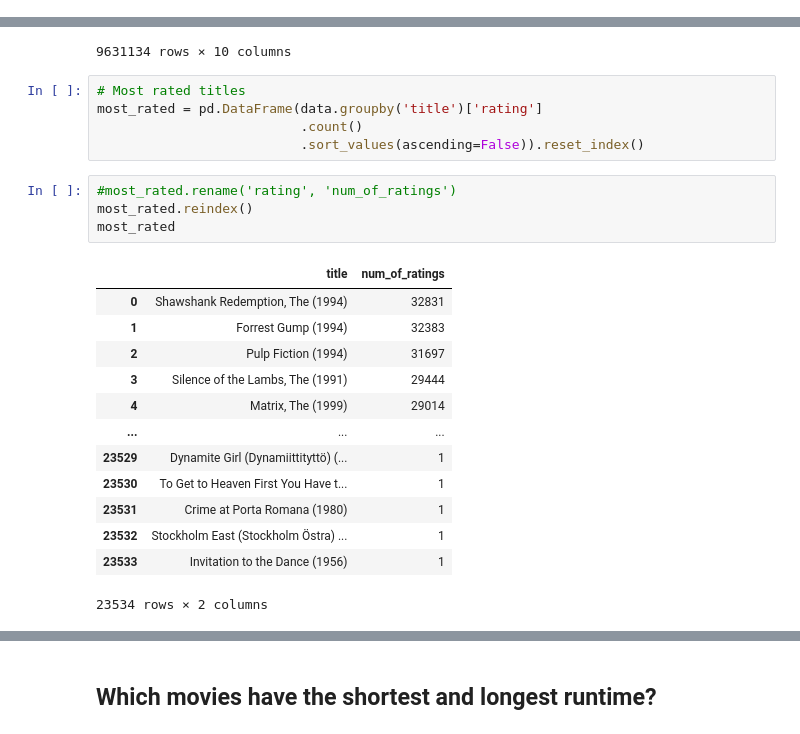
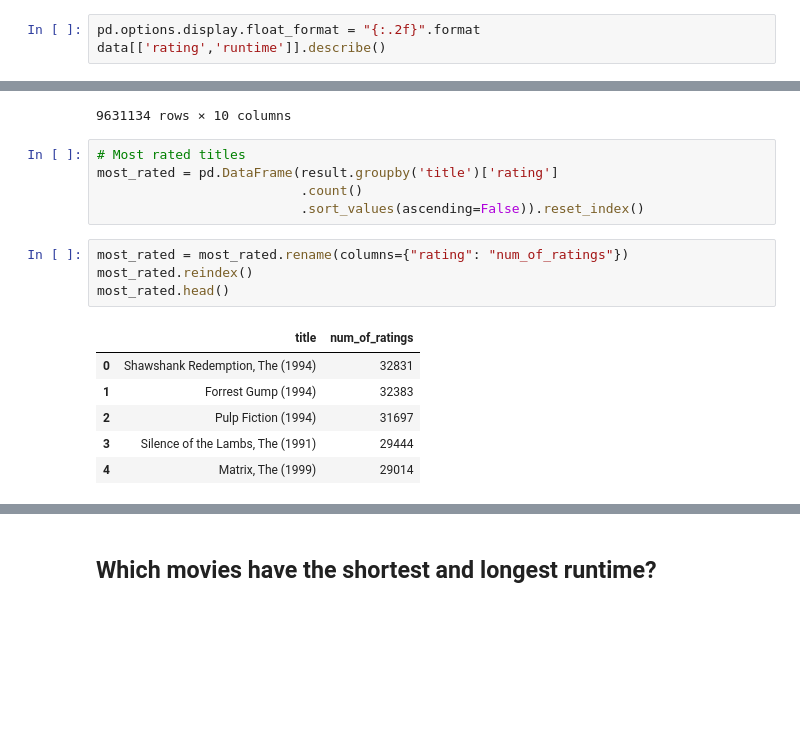
Before and after one commit to EDSATeam11/unsupervised-predict-streamlit-template, a Jupyter notebook: main.ipynb, the cells around one changed output, grey strips where cells are left out. Cells and saved outputs as stored; diff of their text form; blank space fills up the shorter version.

```diff
--- a/main.ipynb
+++ b/main.ipynb
@@ -194,0 +175,3 @@ data.describe()
+# %%
+pd.options.display.float_format = "{:.2f}".format
+data[['rating','runtime']].describe()
@@ -281,26 +284,19 @@ result.sort_values('title')
 9631134 rows × 10 columns
 # %%
 # Most rated titles
-most_rated = pd.DataFrame(data.groupby('title')['rating']
+most_rated = pd.DataFrame(result.groupby('title')['rating']
                           .count()
                           .sort_values(ascending=False)).reset_index()
 # %%
-#most_rated.rename('rating', 'num_of_ratings')
+most_rated = most_rated.rename(columns={"rating": "num_of_ratings"})
 most_rated.reindex()
-most_rated
+most_rated.head()
 # %% [output]
 |  | title | num_of_ratings |
 | 0 | Shawshank Redemption, The (1994) | 32831 |
 | 1 | Forrest Gump (1994) | 32383 |
 | 2 | Pulp Fiction (1994) | 31697 |
 | 3 | Silence of the Lambs, The (1991) | 29444 |
 | 4 | Matrix, The (1999) | 29014 |
-| ... | ... | ... |
-| 23529 | Dynamite Girl (Dynamiittityttö) (... | 1 |
-| 23530 | To Get to Heaven First You Have t... | 1 |
-| 23531 | Crime at Porta Romana (1980) | 1 |
-| 23532 | Stockholm East (Stockholm Östra) ... | 1 |
-| 23533 | Invitation to the Dance (1956) | 1 |
-23534 rows × 2 columns
 # %%
 # plot the highest rated movies
```
Also changed, not shown: parts of 73 cells of this notebook.
